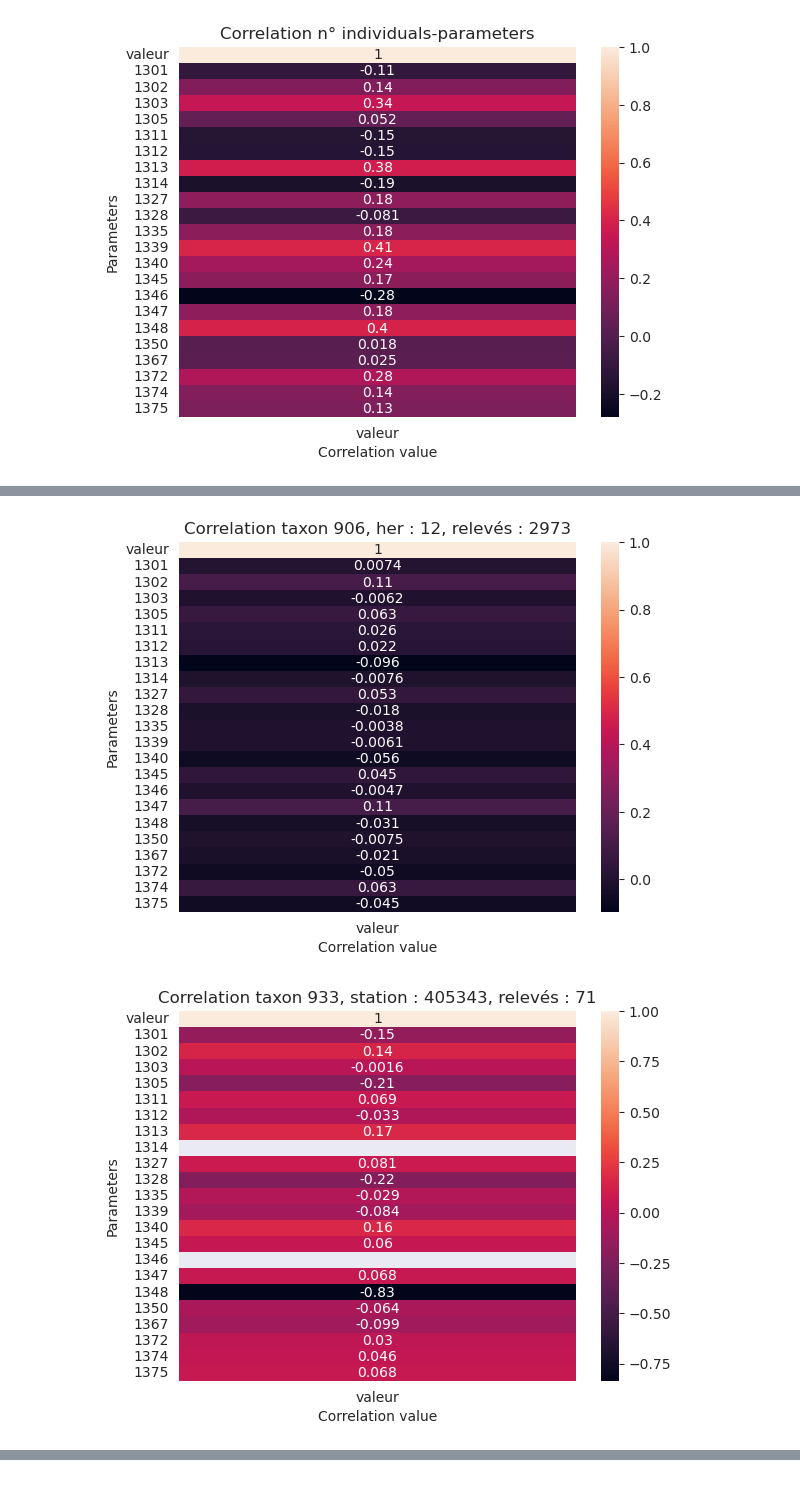
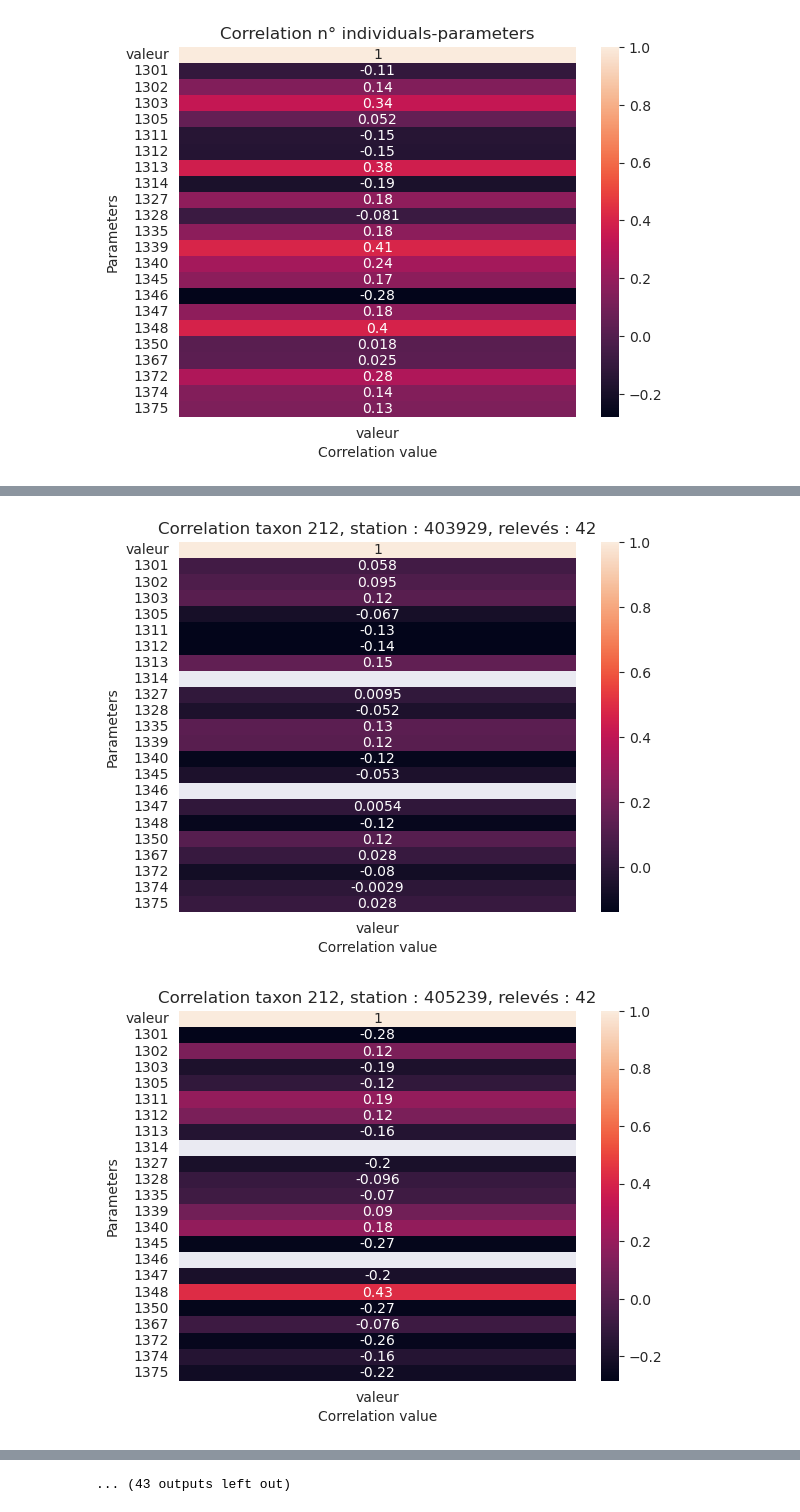
Before and after one commit to chefmtt/nvx-defis-eau, a Jupyter notebook: eau_individus.ipynb, the cells around one changed output, grey strips where cells are left out. Drawn from its saved outputs; the diff is of its cells as text; code cells hidden in the pictures.

Commit message:
corr ++ prorpre

```diff
--- a/eau_individus.ipynb
+++ b/eau_individus.ipynb
@@ -236,27 +236,30 @@ plt.show()
 [figure]
 # %%
 for taxon in taxons_to_keep:
+    for k in range(10):
+        station_count = result[result["taxon_id"] == taxon]["stn_id"].value_counts()
+        station = station_count.index[k]
+        station_num = station_count.iloc[k]
 
-    station_count = result[result["taxon_id"] == taxon]["stn_id"].value_counts()
-    station = station_count.index[0]
-    station_num = station_count.iloc[0]
+
+        corr_df = result[(result["stn_id"] == station) & (result["taxon_id"] == taxon)]
+        corr = corr_df.drop(columns=["her", "date_year", "liste_ff_id", "taxon_id", "stn_id"]).corr()
+        x = corr[["valeur"]]
+        plt.figure()
+        hm = sns.heatmap(x, annot=True)
+        hm.set(xlabel='Correlation value', ylabel='Parameters', title = f"Correlation taxon {taxon}, station : {station}, relevés : {station_num}")
+    plt.show()
+
     her_count = result[result["taxon_id"] == taxon]["her"].value_counts()
     her = her_count.index[0]
     her_num = her_count.iloc[0]
-
-    corr_df = result[(result["stn_id"] == station) & (result["taxon_id"] == taxon)]
-    corr = corr_df.drop(columns=["her", "date_year", "liste_ff_id", "taxon_id", "stn_id"]).corr()
-    x = corr[["valeur"]]
-    plt.figure()
-    hm = sns.heatmap(x, annot=True)
-    hm.set(xlabel='Correlation value', ylabel='Parameters', title = f"Correlation taxon {taxon}, station : {station}, relevés : {station_num}")
-
     corr_df = result[(result["her"] == her) & (result["taxon_id"] == taxon)]
     corr = corr_df.drop(columns=["her", "date_year", "liste_ff_id", "taxon_id", "stn_id"]).corr()
     x = corr[["valeur"]]
     plt.figure()
     hm = sns.heatmap(x, annot=True)
     hm.set(xlabel='Correlation value', ylabel='Parameters', title = f"Correlation taxon {taxon}, her : {her}, relevés : {her_num}")
+
     plt.show()
 # %% [output]
 [figure]
@@ -269,2 +272,2 @@ for taxon in taxons_to_keep:
-[figure, old version]
+[figure, new version]
-[figure, old version]
+[figure, new version]
@@ -271,0 +277 @@ for taxon in taxons_to_keep:
+... (43 outputs left out)
```
Also changed, not shown: parts of 1 cell of this notebook.
